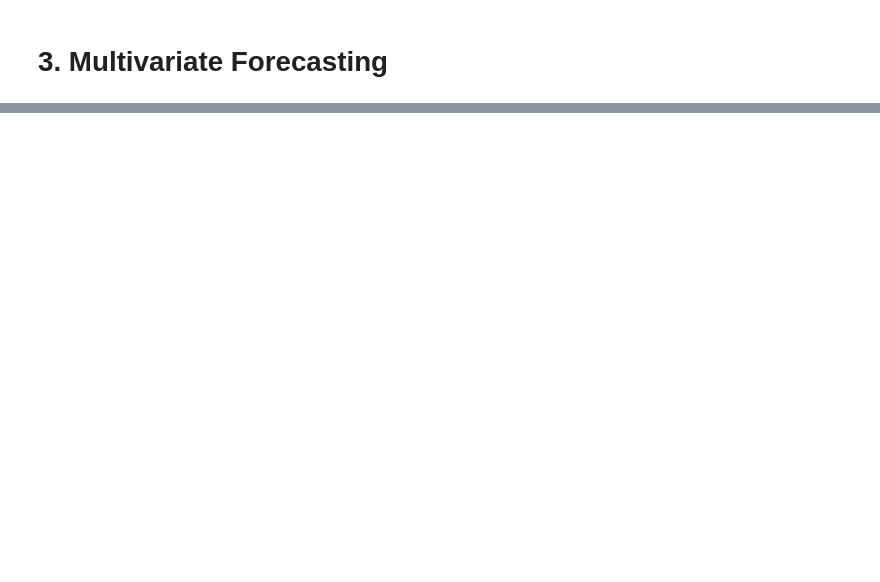
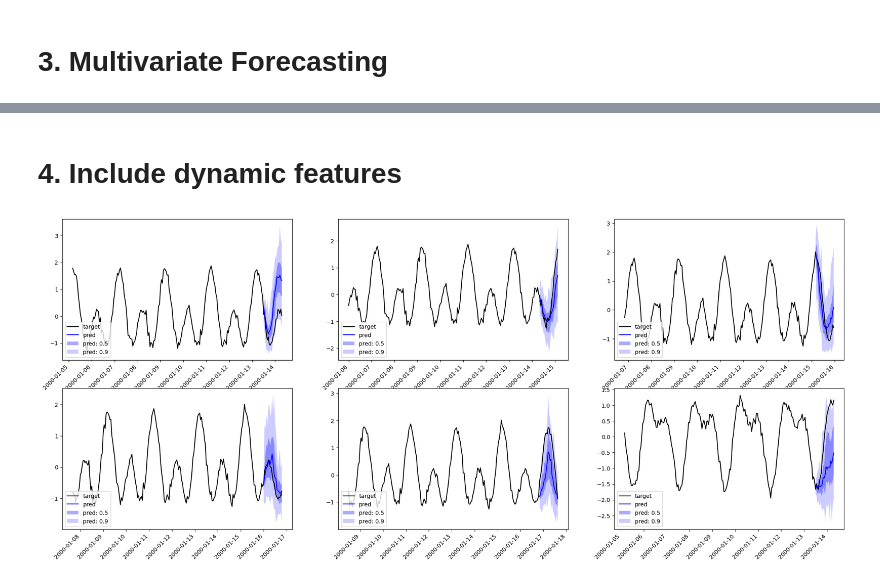
Before and after one commit to SalesforceAIResearch/uni2ts, a Jupyter notebook: example/moirai_forecast_pandas.ipynb, the cells around one changed output, grey strips where cells are left out. Saved outputs shown, nothing was run; the diff lists cells and outputs as text; code cells hidden in the pictures; blank space fills up the shorter version.

```diff
--- a/example/moirai_forecast_pandas.ipynb
+++ b/example/moirai_forecast_pandas.ipynb
@@ -245,0 +247,2 @@ for i, ax in enumerate(axes.flatten()):
+# %% [markdown]
+# 4. Include dynamic features
@@ -245,0 +300,38 @@ for i, ax in enumerate(axes.flatten()):
+# %%
+# Prepare model
+model = MoiraiForecast.load_from_checkpoint(
+    checkpoint_path=hf_hub_download(
+        repo_id=f"Salesforce/moirai-R-{SIZE}", filename="model.ckpt"
+    ),
+    prediction_length=PDT,
+    context_length=CTX,
+    patch_size=PSZ,
+    num_samples=100,
+    target_dim=1,
+    feat_dynamic_real_dim=multiple_ts_dataset.num_feat_dynamic_real,
+    past_feat_dynamic_real_dim=multiple_ts_dataset.num_past_feat_dynamic_real,
+    map_location="cuda:0" if torch.cuda.is_available() else "cpu",
+)
+
+predictor = model.create_predictor(batch_size=BSZ)
+forecasts = predictor.predict(test_data.input)
+
+input_it = iter(test_data.input)
+label_it = iter(test_data.label)
+forecast_it = iter(forecasts)
+# %%
+# Make predictions
+fig, axes = plt.subplots(nrows=2, ncols=3, figsize=(25, 10))
+plot_next_multi(
+    axes,
+    input_it,
+    label_it,
+    forecast_it,
+    context_length=200,
+    intervals=(0.5, 0.9),
+    dim=None,
+    name="pred",
+    show_label=True,
+)
+# %% [output]
+[figure, added]
```
Also changed, not shown: parts of 9 cells of this notebook.
